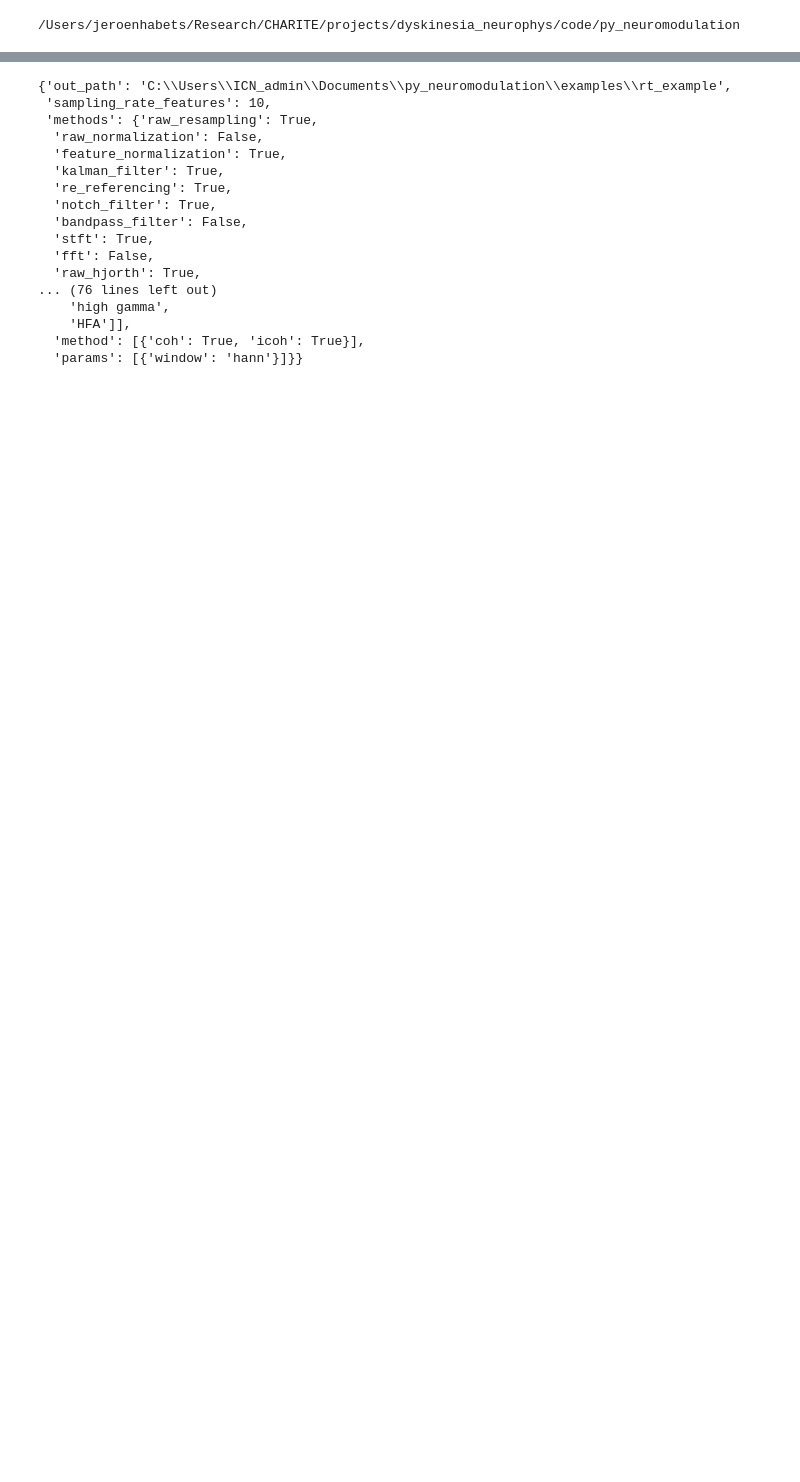
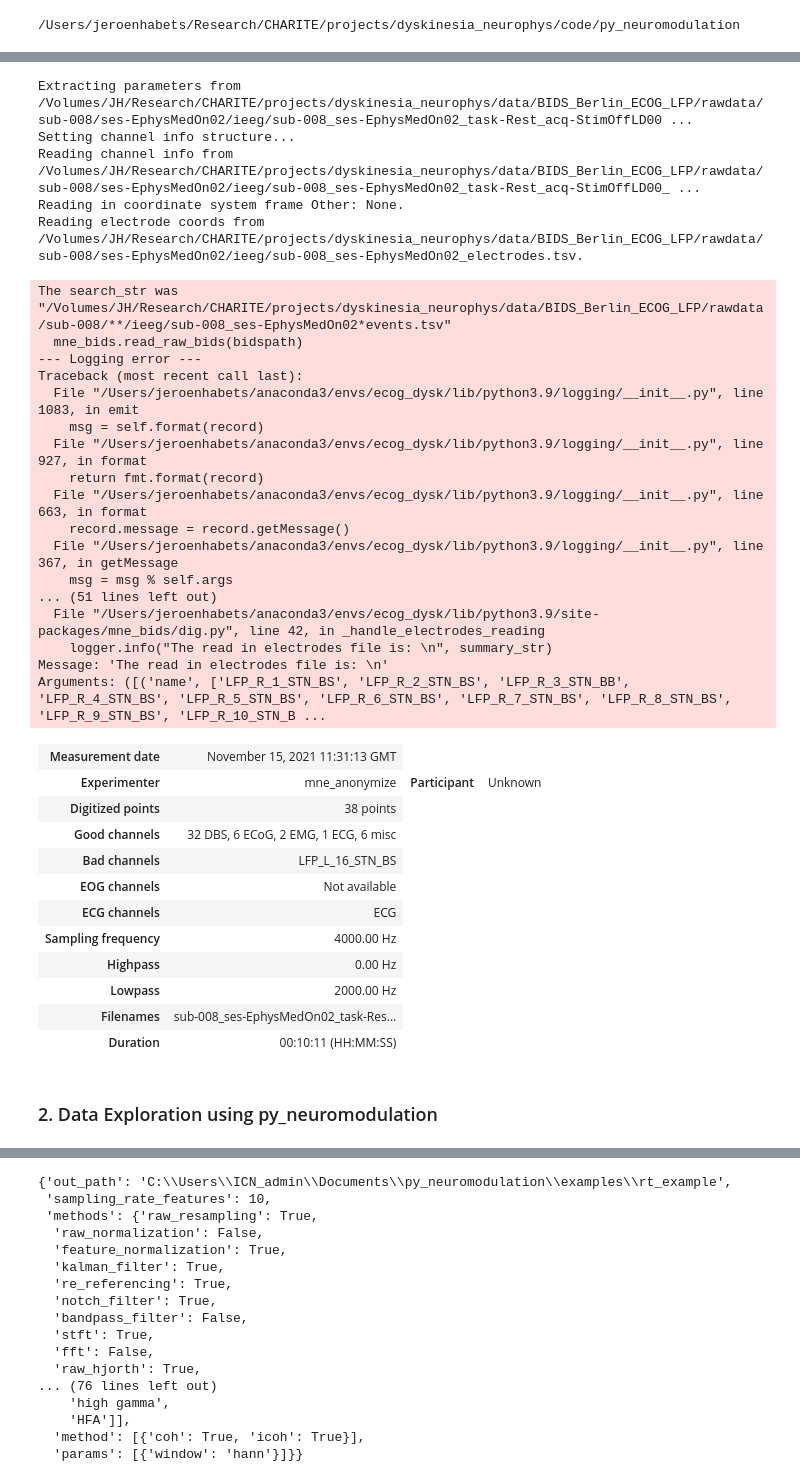
Before and after one commit to richardkoehler/py_neuromodulation, a Jupyter notebook: dyskinesia/dysk_gettingStarted.ipynb, the cells around one changed output, grey strips where cells are left out. Saved outputs shown, nothing was run; the diff lists cells and outputs as text; code cells hidden in the pictures; blank space fills up the shorter version.

```diff
--- a/dyskinesia/dysk_gettingStarted.ipynb
+++ b/dyskinesia/dysk_gettingStarted.ipynb
@@ -30,10 +49,19 @@ from py_neuromodulation import nm_BidsStream, nm_analysis
 # %%
-# bids example
-pathrun = f'{pynmd_path}/examples/data/sub-testsub/ses-EphysMedOff/ieeg/sub-testsub_ses-EphysMedOff_task-buttonpress_run-0_ieeg.vhdr'
-pathbids = f'{pynmd_path}/examples/data/'
-pathout = f'{pynmd_path}/examples/data/derivatives'
+# define details of run of interest -> convert to Class
+pt = '008'
+ses = 'EphysMedOn02'
+task = 'Rest'
+acq = 'StimOffLD00'
+run = '01'
+filename = f'sub-{pt}_ses-{ses}_task-{task}_acq-{acq}_run-{run}_ieeg.vhdr'
+# 'sub-008_ses-EphysMedOn02_task-Rest_acq-StimOff_DirectLT_run-01_ieeg.vhdr'
 
-# own test
-pathbids = os.path.join(projectpath, 'data/BIDS_Berlin_ECOG_LFP/rawdata')
-pathout = os.path.join(projectpath, 'data/derivatives')
-pathrun = os.path.join(pathbids, 'sub-003/ses-EphysMedOn3/ieeg/sub-003_ses-EphysMedOn03_task-Rest_acq-StimOff_run-01_ieeg.vhdr')
+# sub-008
+pathbids = ext_datapath
+pathrun = os.path.join(pathbids, f'sub-{pt}/ses-{ses}/ieeg/{filename}')
+pathout = os.path.join(projectpath, f'data/derivatives/sub-{pt}')
+print(pathrun)
+# # test
+# pathbids = os.path.join(projectpath, 'data/BIDS_Berlin_ECOG_LFP/rawdata')
+# pathout = os.path.join(projectpath, 'data/derivatives')
+# pathrun = os.path.join(pathbids, 'sub-003/ses-EphysMedOn3/ieeg/sub-003_ses-EphysMedOn03_task-Rest_acq-StimOff_run-01_ieeg.vhdr')
@@ -39,0 +70,2 @@ pathrun = os.path.join(pathbids, 'sub-003/ses-EphysMedOn3/ieeg/sub-003_ses-Ephys
+# %%
+testRun = RunInfo(pt, ses, task, acq, run)
@@ -90,0 +76,12 @@ NameError: name 'pn_stream' is not defined
+# %%
+bidspath = mne_bids.BIDSPath(
+    subject=testRun.sub,
+    session=testRun.ses,
+    task=testRun.task,
+    acquisition=testRun.acq,
+    run=testRun.run,
+    suffix='ieeg',
+    extension='.vhdr',
+    datatype='ieeg',
+    root=ext_datapath
+)
@@ -90,0 +95,39 @@ NameError: name 'pn_stream' is not defined
+# %%
+mne_bids.read_raw_bids(bidspath)
+# %% [output]
+Extracting parameters from /Volumes/JH/Research/CHARITE/projects/dyskinesia_neurophys/data/BIDS_Berlin_ECOG_LFP/rawdata/sub-008/ses-EphysMedOn02/ieeg/sub-008_ses-EphysMedOn02_task-Rest_acq-StimOffLD00 ...
+Setting channel info structure...
+Reading channel info from /Volumes/JH/Research/CHARITE/projects/dyskinesia_neurophys/data/BIDS_Berlin_ECOG_LFP/rawdata/sub-008/ses-EphysMedOn02/ieeg/sub-008_ses-EphysMedOn02_task-Rest_acq-StimOffLD00_ ...
+Reading in coordinate system frame Other: None.
+Reading electrode coords from /Volumes/JH/Research/CHARITE/projects/dyskinesia_neurophys/data/BIDS_Berlin_ECOG_LFP/rawdata/sub-008/ses-EphysMedOn02/ieeg/sub-008_ses-EphysMedOn02_electrodes.tsv.
+The search_str was "/Volumes/JH/Research/CHARITE/projects/dyskinesia_neurophys/data/BIDS_Berlin_ECOG_LFP/rawdata/sub-008/**/ieeg/sub-008_ses-EphysMedOn02*events.tsv"
+  mne_bids.read_raw_bids(bidspath)
+--- Logging error ---
+Traceback (most recent call last):
+  File "/Users/jeroenhabets/anaconda3/envs/ecog_dysk/lib/python3.9/logging/__init__.py", line 1083, in emit
+    msg = self.format(record)
+  File "/Users/jeroenhabets/anaconda3/envs/ecog_dysk/lib/python3.9/logging/__init__.py", line 927, in format
+    return fmt.format(record)
+  File "/Users/jeroenhabets/anaconda3/envs/ecog_dysk/lib/python3.9/logging/__init__.py", line 663, in format
+    record.message = record.getMessage()
+  File "/Users/jeroenhabets/anaconda3/envs/ecog_dysk/lib/python3.9/logging/__init__.py", line 367, in getMessage
+    msg = msg % self.args
+... (51 lines left out)
+  File "/Users/jeroenhabets/anaconda3/envs/ecog_dysk/lib/python3.9/site-packages/mne_bids/dig.py", line 42, in _handle_electrodes_reading
+    logger.info("The read in electrodes file is: \n", summary_str)
+Message: 'The read in electrodes file is: \n'
+Arguments: ([('name', ['LFP_R_1_STN_BS', 'LFP_R_2_STN_BS', 'LFP_R_3_STN_BB', 'LFP_R_4_STN_BS', 'LFP_R_5_STN_BS', 'LFP_R_6_STN_BS', 'LFP_R_7_STN_BS', 'LFP_R_8_STN_BS', 'LFP_R_9_STN_BS', 'LFP_R_10_STN_B ...
+| Measurement date | November 15, 2021 11:31:13 GMT |
+| Experimenter | mne_anonymize | Participant | Unknown |
+| Digitized points | 38 points |
+| Good channels | 32 DBS, 6 ECoG, 2 EMG, 1 ECG, 6 misc |
+| Bad channels | LFP_L_16_STN_BS |
+| EOG channels | Not available |
+| ECG channels | ECG |
+| Sampling frequency | 4000.00 Hz |
+| Highpass | 0.00 Hz |
+| Lowpass | 2000.00 Hz |
+| Filenames | sub-008_ses-EphysMedOn02_task-Res... |
+| Duration | 00:10:11 (HH:MM:SS) |
+# %% [markdown]
+### 2. Data Exploration using py_neuromodulation
```
Also changed, not shown: parts of 22 cells of this notebook, 1 other file.
